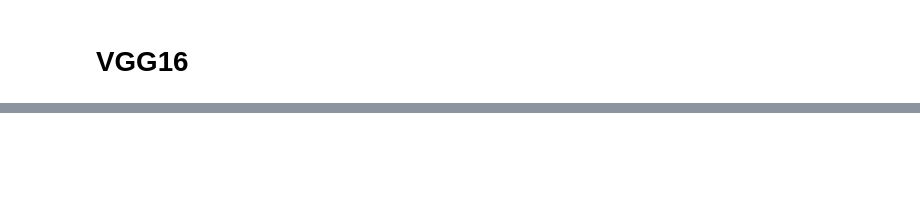
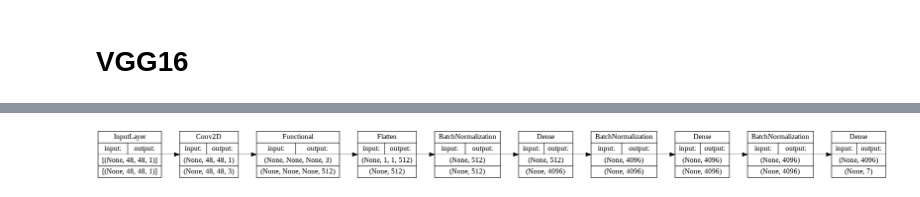
Before and after one commit to mihirkulkarni50/Deep-Learning-Project, a Jupyter notebook: Facial_Emotion_Detection_ipynb_Mihir.ipynb, the cells around one changed output, grey strips where cells are left out. Cells and saved outputs as stored; diff of their text form; code cells hidden in the pictures; blank space fills up the shorter version.

```diff
--- a/Facial_Emotion_Detection_ipynb_Mihir.ipynb
+++ b/Facial_Emotion_Detection_ipynb_Mihir.ipynb
@@ -424,0 +568,17 @@ mobilenet.save('/content/drive/MyDrive/mobilenet.h5')
+# %%
+# categorical classification using VGG19 architecture
+vgg19 = Sequential([# Adding a conv layer to get outputs with 3 channels to make it compatible for vgg19
+                    Conv2D(3, kernel_size=3, padding='same', input_shape=(48, 48, 1)),
+                    # Using VGG19 and Flattening the output
+                    VGG19(include_top=False), Flatten(), BatchNormalization(),
+                    # Using 2 fully connected layer with 4096 units and relu activation
+                    Dense(4096, activation='relu'), BatchNormalization(),
+                    Dense(4096, activation='relu'), BatchNormalization(),
+                    # Using a prediction layer with seven neuron
+                    Dense(7, activation='softmax')])
+
+# Compiling the model
+vgg19.compile(loss='categorical_crossentropy', optimizer=Adam(learning_rate=0.0001, decay=1e-6), metrics=['accuracy'])
+
+# checking summary
+vgg19.summary()
@@ -424,0 +603,5 @@ mobilenet.save('/content/drive/MyDrive/mobilenet.h5')
+# %%
+# Plot model graph
+plot_model(vgg19, show_shapes=True, to_file='vgg19.png', rankdir='LR', show_layer_names=False)
+# %% [output]
+[figure, added]
```
Also changed, not shown: parts of 35 cells of this notebook.
